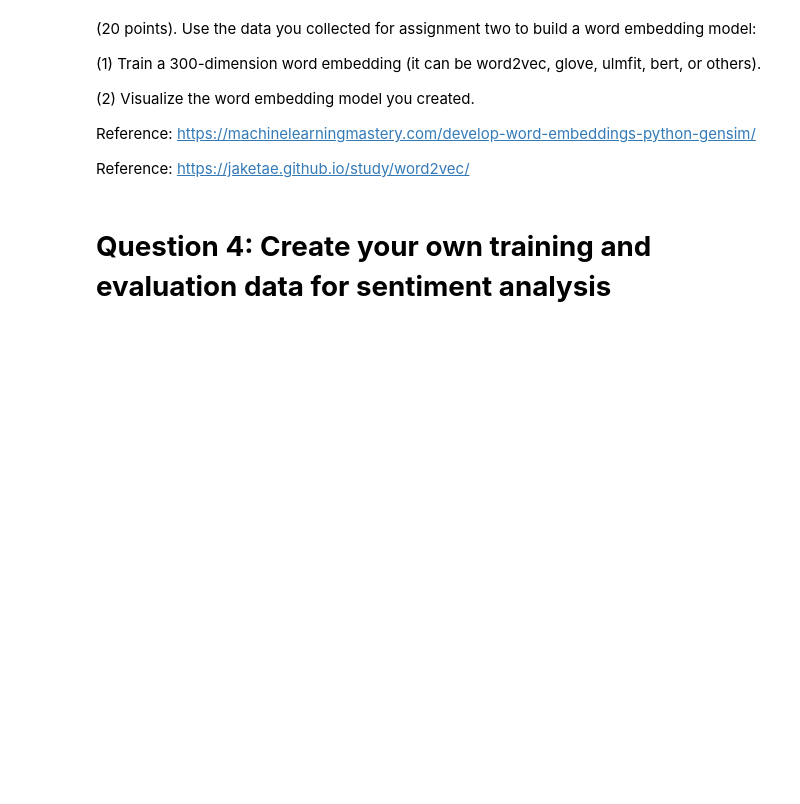
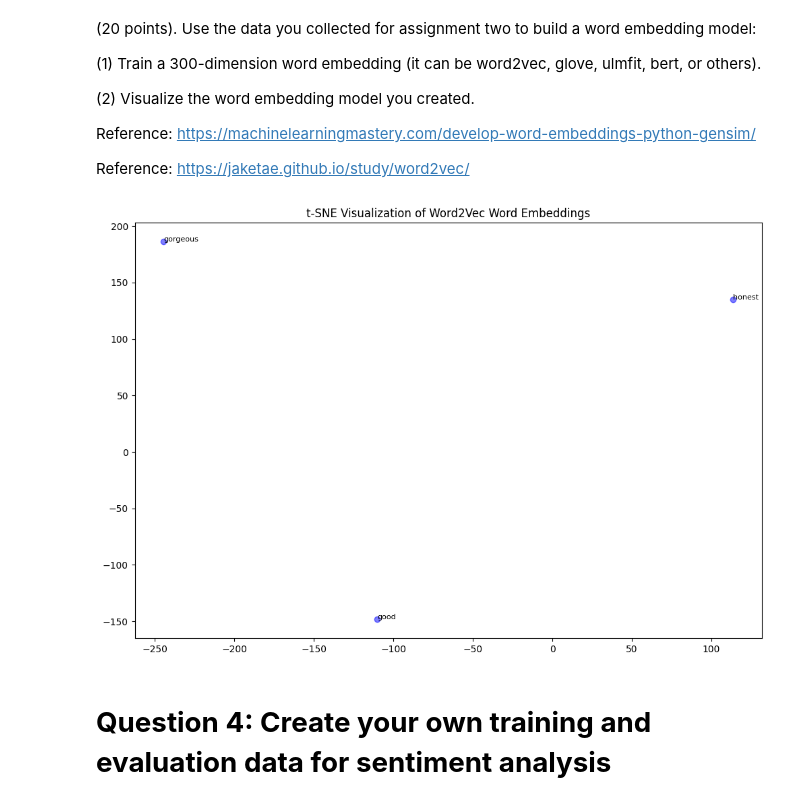
Before and after one commit to saikumar-dumpoju/Saikumar_INFO5731_Fall2023, a Jupyter notebook: INFO5731_Assignment_Three_fall2023.ipynb, the cells around one changed output. Cells and saved outputs as stored; diff of their text form; code cells hidden in the pictures; blank space fills up the shorter version.

```diff
--- a/INFO5731_Assignment_Three_fall2023.ipynb
+++ b/INFO5731_Assignment_Three_fall2023.ipynb
@@ -43,3 +225,50 @@ Reference: https://jaketae.github.io/study/word2vec/
+# %%
+# Write your code here
+
+import pandas as pd
+from gensim.models import Word2Vec
+from sklearn.manifold import TSNE
+import matplotlib.pyplot as plt
+import numpy as np
+
+# Load your Amazon reviews dataset
+csv_path = "data.csv"
+df = pd.read_csv(csv_path)
+
+# Assuming the column name is 'Cleaned Review' (replace with the actual column name)
+corpus = [str(review).split() for review in df['reviews']]
+
+# Train Word2Vec model
+model = Word2Vec(sentences=corpus, vector_size=300, window=5, min_count=1, workers=4)
+model.save("word2vec_model.bin")
+
+# Visualize word embeddings using t-SNE with a safe perplexity value
+def visualize_embeddings(model, words):
+    vectors = np.array([model.wv[word] for word in words if word in model.wv])
+
+    # Ensure perplexity is less than the number of samples
+    perplexity = min(5, len(vectors)-1)
+
+    tsne = TSNE(n_components=2, random_state=42, perplexity=perplexity)
+    vectors_tsne = tsne.fit_transform(vectors)
+
+    plt.figure(figsize=(12, 8))
+    plt.scatter(vectors_tsne[:, 0], vectors_tsne[:, 1], marker='o', color='b', alpha=0.5)
+
+    for i, word in enumerate(words):
+        if i < len(vectors_tsne):  # Ensure we don't go out of bounds
+            plt.annotate(word, xy=(vectors_tsne[i, 0], vectors_tsne[i, 1]), fontsize=8)
+
+    plt.title("t-SNE Visualization of Word2Vec Word Embeddings")
+    plt.show()
+
+# Choose words to visualize
+words_to_visualize = ["good", "gorgeous", "honest", "product", "phone"]
+
+# Visualize embeddings
+visualize_embeddings(model, words_to_visualize)
+# %% [output]
+[figure, added]
 # %% [markdown]
 # **Question 4: Create your own training and evaluation data for sentiment analysis**
 # %% [markdown]
```
Also changed, not shown: parts of 7 cells of this notebook.
